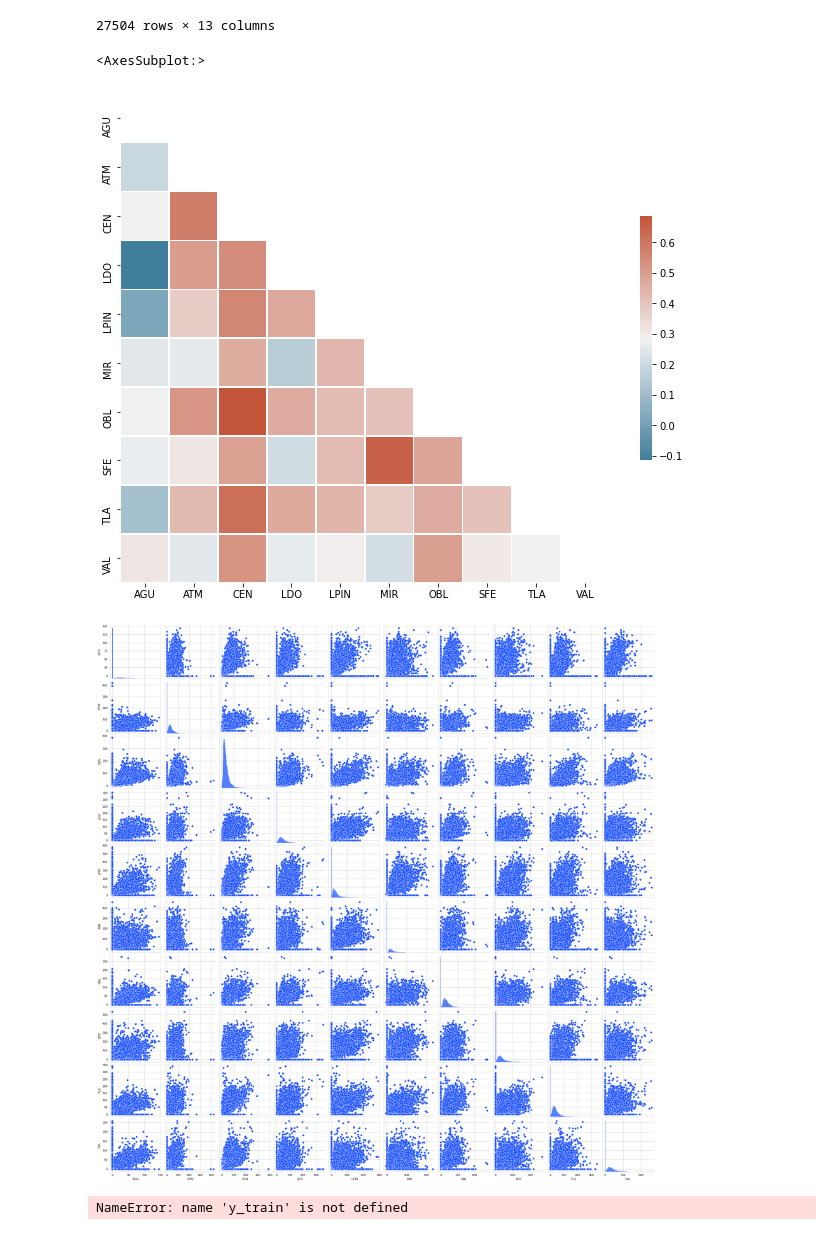
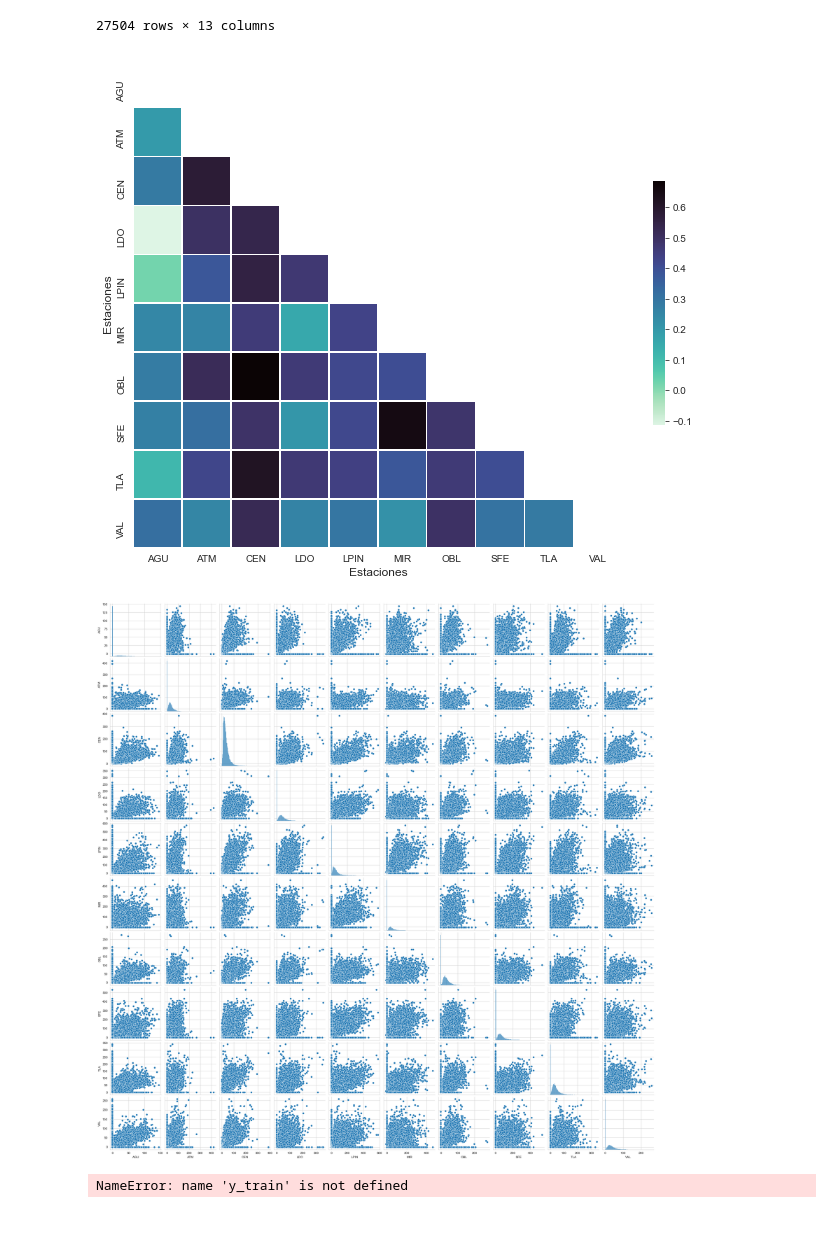
Before and after one commit to edgaregurrola/satellite_aq, a Jupyter notebook: notebooks/05-TensorFlow.ipynb, the cells around one changed output. Saved outputs shown, nothing was run; the diff lists cells and outputs as text; code cells hidden in the pictures.

```diff
--- a/notebooks/05-TensorFlow.ipynb
+++ b/notebooks/05-TensorFlow.ipynb
@@ -7,9 +7,8 @@ from sklearn.model_selection import train_test_split
 from sklearn.preprocessing import MinMaxScaler
 import seaborn as sns
 import os
-
-
-plt.style.use('seaborn-bright')
+# %%
+sns.set_style("whitegrid")
 # %%
 def restructure_database(interval='hour'):
 
@@ -93,22 +92,27 @@ yscale=scaler_y.transform(Y)
 X_train,X_test,Y_train,Y_test = train_test_split(X, Y, test_size = 0.2) #split
 # %%
 corr = df_data.corr()
-cmap = sns.diverging_palette(230, 20, as_cmap=True)
+#cmap = sns.diverging_palette(230, 20, as_cmap=True)
+cmap = sns.color_palette("mako_r", as_cmap=True)
 # mask for the upper correlation
 mask = np.triu(np.ones_like(corr, dtype=bool))
 
 f, ax = plt.subplots(figsize=(11, 9))
-sns.heatmap(corr, cmap=cmap, mask=mask,
+sns.heatmap(corr, mask=mask, cmap=cmap,
             square=True, linewidths=.5, cbar_kws={"shrink": .5})
+plt.xlabel('Estaciones', fontsize=12)
+plt.ylabel('Estaciones', fontsize=12)
+
+plt.savefig('../output/figures/RNN/Stations_correlation_matrix.png',bbox_inches='tight', dpi=150)
 # %% [output]
-<AxesSubplot:>
-[figure, old version]
+[figure, new version]
 # %%
 sns.set_style('whitegrid')
-sns.pairplot(df_data)
+sns.pairplot(df_data, palette='deep')
+plt.savefig('../output/figures/RNN/Stations_Pairplot.png',bbox_inches='tight', dpi=150)
 plt.show()
 # %% [output]
-[figure, old version]
+[figure, new version]
 # %%
 # extract the training data in batches of samples
 def get_batch(x_data, y_data, batch_size):
```
Also changed, not shown: parts of 7 cells of this notebook, 24 other files.
